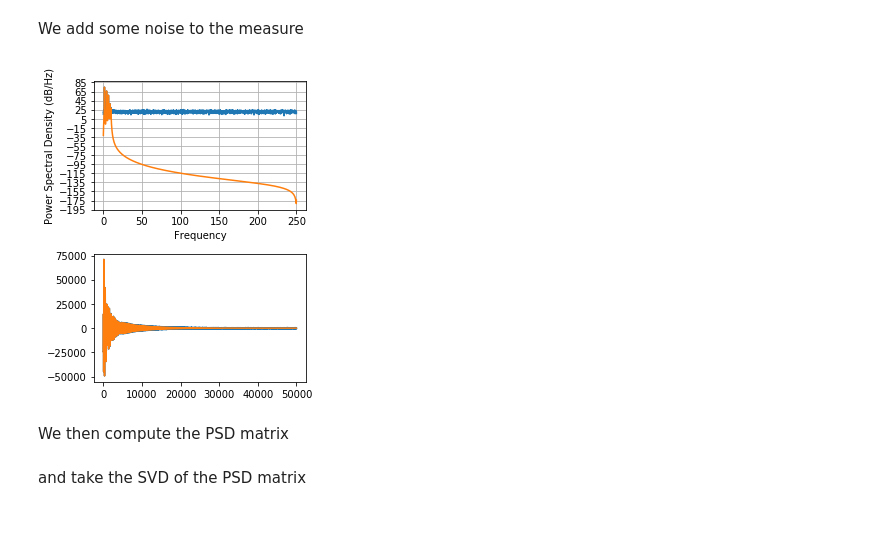
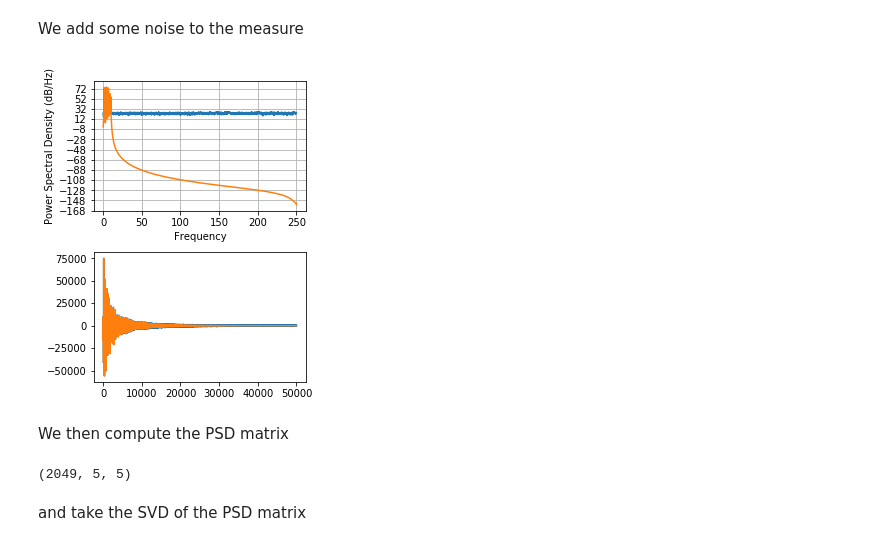
Before and after one commit to Gunnstein/strid, a Jupyter notebook: Frequency domain decomposition.ipynb, the cells around one changed output. Cells and saved outputs as stored; diff of their text form; code cells hidden in the pictures.

```diff
--- a/Frequency domain decomposition.ipynb
+++ b/Frequency domain decomposition.ipynb
@@ -31,7 +31,7 @@ from scipy.signal import csd, find_peaks
 First we create a measured signal, we use a shear frame and apply a initial displacement d0 and perform FDD on the free vibration acceleration signal.
 # %%
 sf = strid.utils.ShearFrame(5, 1e3, 1e6)
-sf.set_rayleigh_damping_matrix([5, 20], [.01]*2)
+sf.set_rayleigh_damping_matrix([5, 50], [.01]*2)
 M, C, K = sf.M, sf.C, sf.K
 fs = 500
 dt = 1/fs
@@ -48,15 +48,15 @@ We add some noise to the measure
 # %%
 Am = A + np.random.normal(0, A.std()/20, size=A.shape)
 
-nfft = 2**13
+nfft = 2**12
 fig, axes = plt.subplots(nrows=2, figsize=np.array([1, 2/1.618])*10/2.5)
 for i in range(2):
     Ai, lab = [(Am, "noisy signal"), (A, "signal")][i]
     axes[0].psd(Ai[-1], Fs=fs, NFFT=nfft, label=lab)
     axes[1].plot(Ai[-1])
 fig.tight_layout()
 # %% [output]
-[figure, old version]
+[figure, new version]
 # %% [markdown]
 We then compute the PSD matrix
 # %%
@@ -64,5 +63,9 @@ PSD = np.array([[csd(ai, aj, nperseg=nfft)[1] for aj in Am] for ai in Am]).T
 PSD = strid.utils.find_psd_matrix(Am, nperseg=nfft)
 f = strid.utils.get_frequency_vector(fs, PSD.shape[0])
+# %%
+PSD.shape
+# %% [output]
+(2049, 5, 5)
 # %% [markdown]
 and take the SVD of the PSD matrix
 # %%
```
Also changed, not shown: parts of 18 cells of this notebook, 4 other files.
